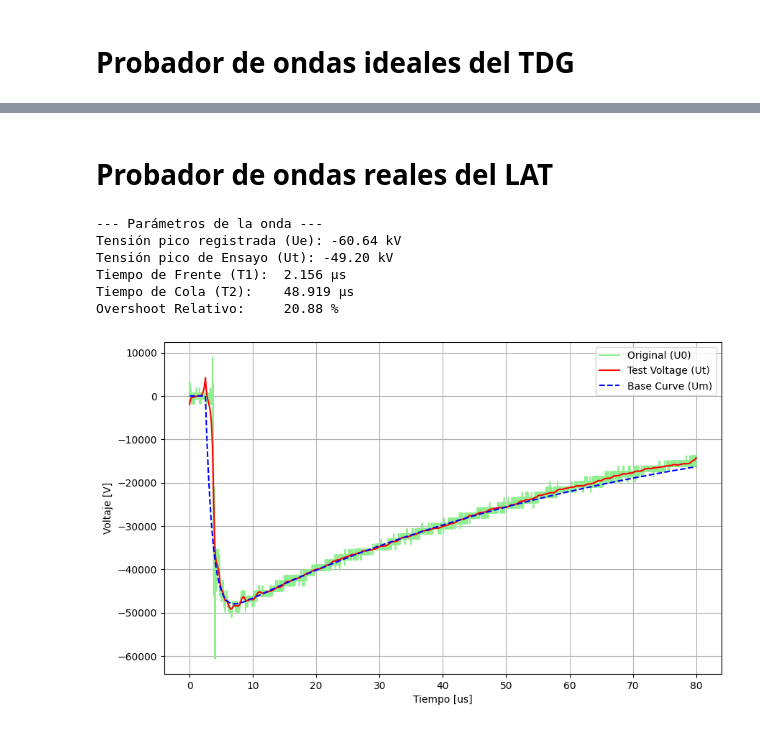
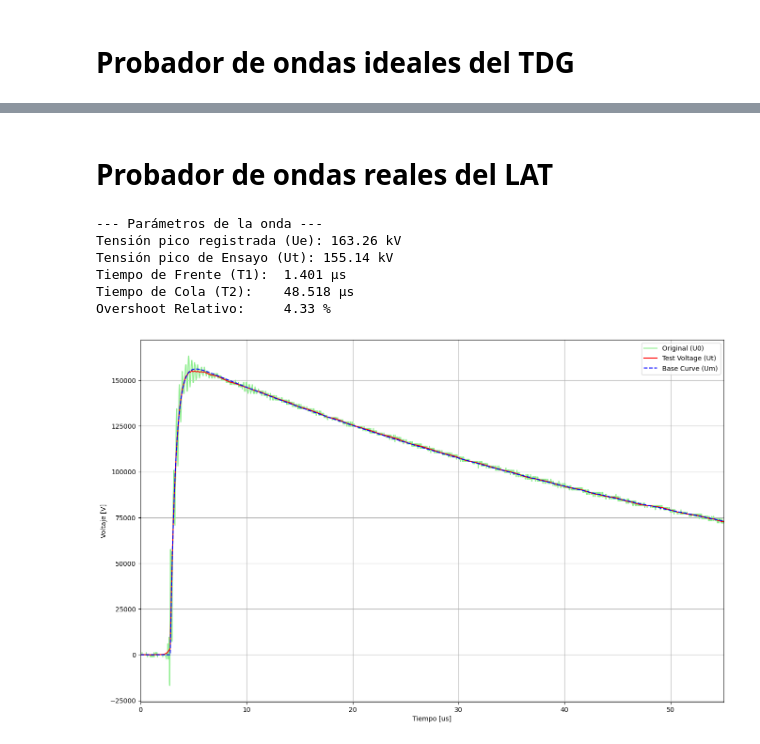
Before and after one commit to DamianTardon/Repositorio_PI, a Jupyter notebook: src/Tester.ipynb, the cells around one changed output, grey strips where cells are left out. Drawn from its saved outputs; the diff is of its cells as text; code cells hidden in the pictures.

```diff
--- a/src/Tester.ipynb
+++ b/src/Tester.ipynb
@@ -132,7 +132,7 @@ from report import *
 
 if __name__ == "__main__":
     gestor = FileManager()
-    calibration_file = Path.cwd() / "ArchivosCalibracion" / "LI-M1.txt"
+    calibration_file = Path.cwd() / "ArchivosCalibracion" / "LI-A1.txt"
 
     try:
         metadata, signal = gestor.read_calibration_file(calibration_file)
@@ -144,7 +144,7 @@ if __name__ == "__main__":
 
     analyzer = LightningImpulseAnalyzer(signal, metadata['rate'])
 
-    bandera = True
+    bandera = False
     if bandera:
         analyzer.signal_processing()
 
@@ -233,5 +240,5 @@ Overshoot Relativo:     1.34 %
-# %% [markdown]
-# Probador de ondas reales del LAT
+# %% [markdown]
+# Probador de ondas reales del LAT
 # %%
 from pathlib import Path
 import matplotlib.pyplot as plt
@@ -241,7 +248,7 @@ from report import *
 
 if __name__ == "__main__":
     gestor = FileManager()
-    calibration_file = Path.cwd() / "owon" / "onda_1.txt"
+    calibration_file = Path.cwd() / "owon" / "LAT_1.txt"
 
     try:
         metadata, signal = gestor.read_calibration_file(calibration_file)
@@ -265,10 +272,12 @@ if __name__ == "__main__":
         print(f"Overshoot Relativo:     {analyzer.results['Beta_prime']:.2f} %")
 
         # Graficar resultado final
-        plt.figure(figsize=(10,6))
+        plt.figure(figsize=(16,10))
         plt.plot(analyzer.time_axis*1e6, analyzer.zeroed_curve, color='lightgreen', label='Original (U0)')
         plt.plot(analyzer.time_axis*1e6, analyzer.test_voltage_curve, color='red', linestyle='-', label='Test Voltage (Ut)')
         plt.plot(analyzer.time_axis*1e6, analyzer.base_curve * analyzer.factor, color='blue', linestyle='--', label='Base Curve (Um)')
+        plt.xlim(0, 55)
+        #plt.yticks(np.arange(-360, 1, 45))                              # Paso de la grilla
         plt.xlabel("Tiempo [us]")
         plt.ylabel("Voltaje [V]")
         plt.legend()
@@ -306,36 +315,36 @@ if __name__ == "__main__":
         analyzer._construct_base_curve()
         print(f"Máximo de tensión de la curva base (Ub): {analyzer.Ub/1000:.2f} kV")
         plot_base_curve(analyzer.time_axis, analyzer.zeroed_curve_abs, analyzer.base_curve)
 
         # Paso 6: Calcular la curva residual.
         analyzer._calculate_residual_curve()
         plot_residual_curve(analyzer.time_axis, analyzer.residual_curve)
 
         # Paso 7: Filtrar la curva residual.
         analyzer._filter_to_residual()
         plot_filtered_residual_curve(analyzer.time_axis, analyzer.filtered_residual)
 
         # Paso 8: Calcular la curva de tensión de ensayo Ut(t) y su valor máximo Ut.
         analyzer._construct_test_voltage_curve()
         print(f"Valor máximo de la tensión de ensayo (Ut): {analyzer.Ut/1000:.2f} kV")
         plot_test_voltage_curve(analyzer.time_axis, analyzer.test_voltage_curve)
 
         # Paso 9: Calcular los parámetros característicos de la onda de impulso.
         analyzer._calculate_parameters()
 
         print("Parámetros característicos de la onda de impulso:")
         print(f"Ut = {analyzer.results['Ut']/1e3:.2f} kV")
         print(f"T1 = {analyzer.results['T1']*1e6:.2f} µs")
         print(f"T2 = {analyzer.results['T2']*1e6:.2f} µs")
         print(f"O1 = {analyzer.results['O1']*1e6:.2f} µs")
         print(f"Beta' = {analyzer.results['Beta_prime']:.2f} %")
         print(f"Ue = {analyzer.results['Ue']/1e3:.2f} kV")
         print(f"Ub = {analyzer.results['Ub']/1e3:.2f} kV")
 # %% [output]
 --- Parámetros de la onda ---
-Tensión pico registrada (Ue): -60.64 kV
-Tensión pico de Ensayo (Ut): -49.20 kV
-Tiempo de Frente (T1):  2.156 µs
-Tiempo de Cola (T2):    48.919 µs
-Overshoot Relativo:     20.88 %
+Tensión pico registrada (Ue): 163.26 kV
+Tensión pico de Ensayo (Ut): 155.14 kV
+Tiempo de Frente (T1):  1.401 µs
+Tiempo de Cola (T2):    48.518 µs
+Overshoot Relativo:     4.33 %
-[figure, old version]
+[figure, new version]
```
Also changed, not shown: parts of 1 cell of this notebook, 15 other files.
